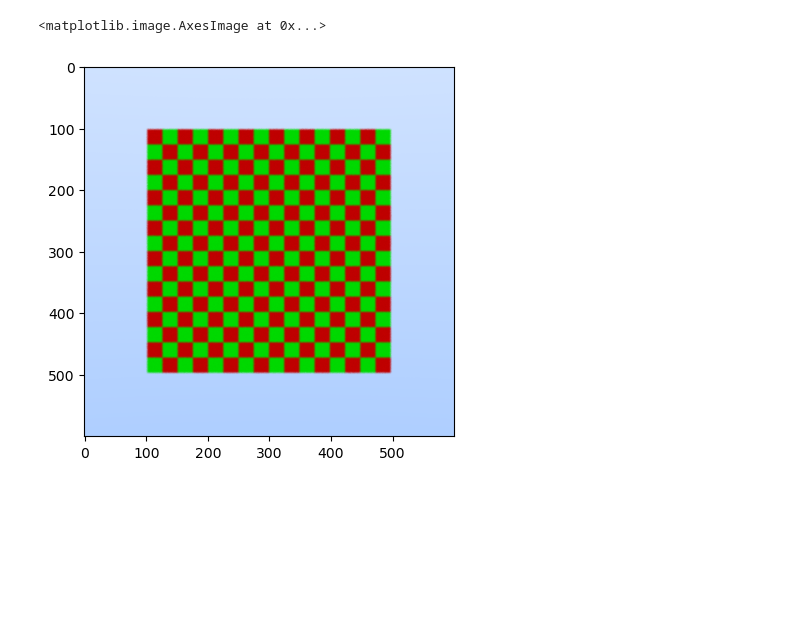
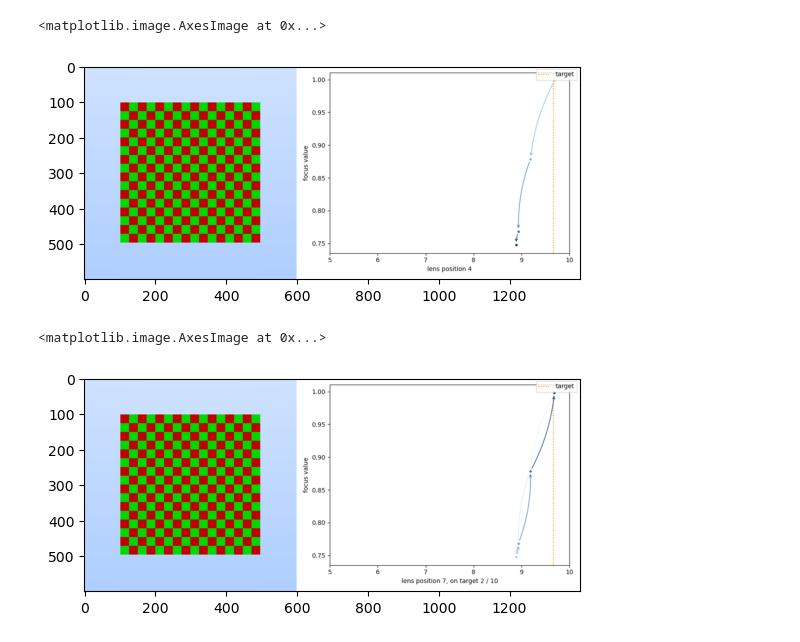
Before and after one commit to jeffwhunter/reinfocus, a Jupyter notebook: examples/environment.ipynb, the cells around one changed output. Saved outputs shown, nothing was run; the diff lists cells and outputs as text; code cells hidden in the pictures; blank space fills up the shorter version.

```diff
--- a/examples/environment.ipynb
+++ b/examples/environment.ipynb
@@ -52,5 +44,14 @@ e.step((o[focus_environment.TARGET] - o[focus_environment.LENS]) / 2)
 # %%
+e.step(2)
 pyplot.imshow(e.render())
 # %% [output]
 <matplotlib.image.AxesImage at 0x...>
-[figure, old version]
+[figure, new version]
+# %%
+e.step(1)
+e.step(3)
+e.step(5)
+pyplot.imshow(e.render())
+# %% [output]
+<matplotlib.image.AxesImage at 0x...>
+[figure, added]
```
Also changed, not shown: parts of 11 cells of this notebook, 26 other files.
